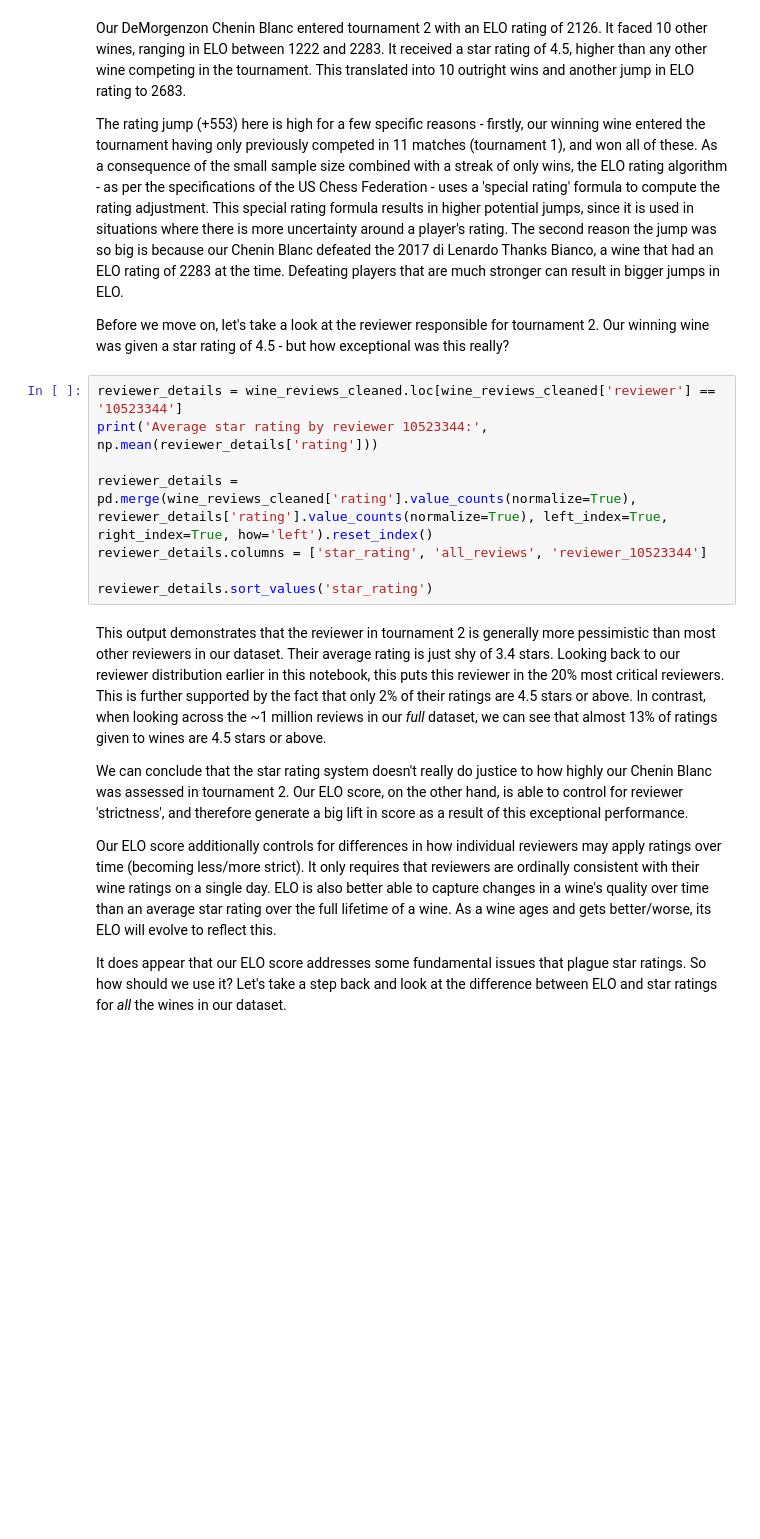
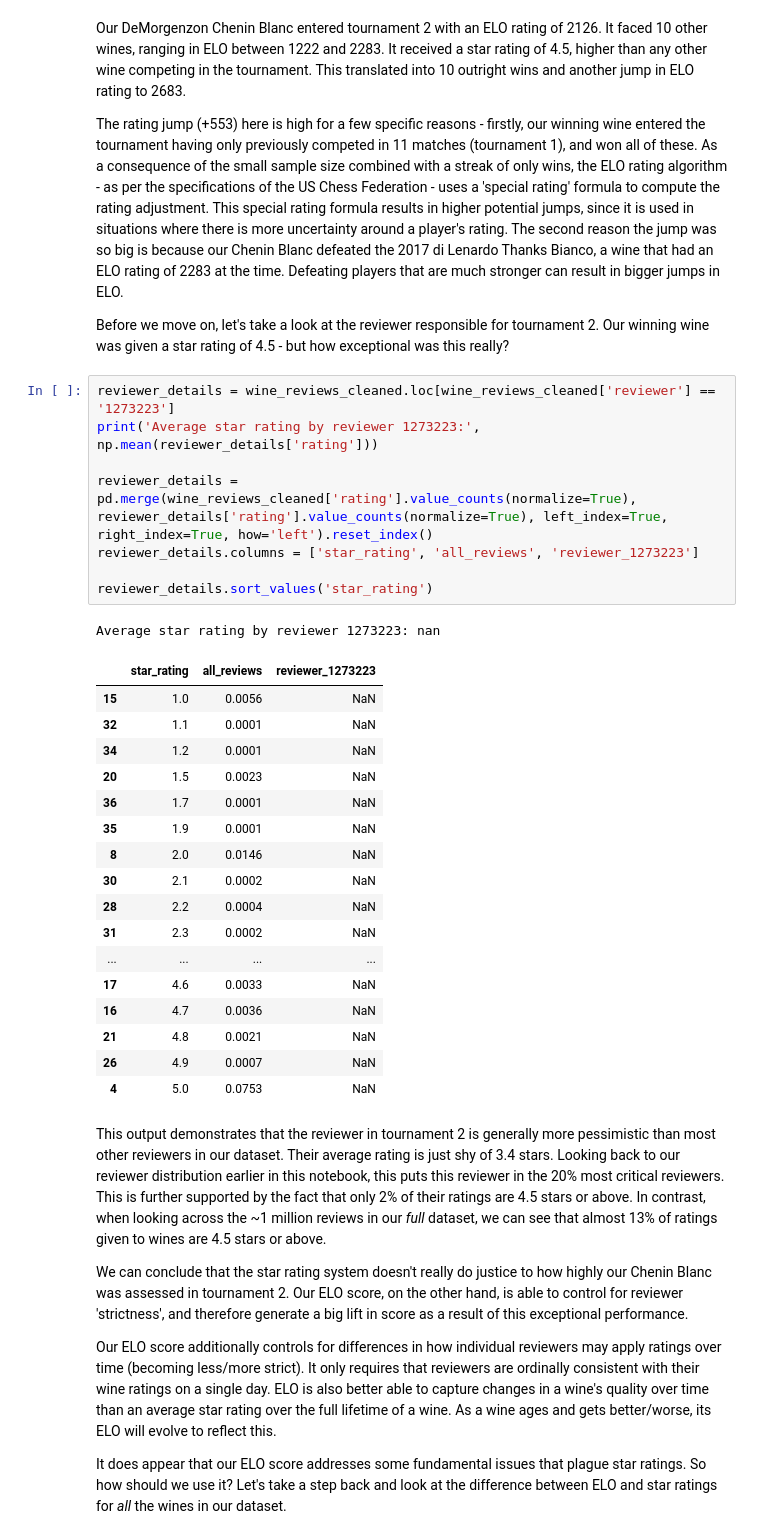
Before and after one commit to Sommsense/WineELO, a Jupyter notebook: wine_elo.ipynb, the cells around one changed output. Cells and saved outputs as stored; diff of their text form; blank space fills up the shorter version.

```diff
--- a/wine_elo.ipynb
+++ b/wine_elo.ipynb
@@ -299,13 +366,32 @@ The rating jump (+553) here is high for a few specific reasons - firstly, our wi
 
 Before we move on, let's take a look at the reviewer responsible for tournament 2. Our winning wine was given a star rating of 4.5 - but how exceptional was this really?
 # %%
-reviewer_details = wine_reviews_cleaned.loc[wine_reviews_cleaned['reviewer'] == '10523344']
-print('Average star rating by reviewer 10523344:', np.mean(reviewer_details['rating']))
+reviewer_details = wine_reviews_cleaned.loc[wine_reviews_cleaned['reviewer'] == '1273223']
+print('Average star rating by reviewer 1273223:', np.mean(reviewer_details['rating']))
 
 reviewer_details = pd.merge(wine_reviews_cleaned['rating'].value_counts(normalize=True), reviewer_details['rating'].value_counts(normalize=True), left_index=True, right_index=True, how='left').reset_index()
-reviewer_details.columns = ['star_rating', 'all_reviews', 'reviewer_10523344']
+reviewer_details.columns = ['star_rating', 'all_reviews', 'reviewer_1273223']
 
 reviewer_details.sort_values('star_rating')
+# %% [output]
+Average star rating by reviewer 1273223: nan
+|  | star_rating | all_reviews | reviewer_1273223 |
+| 15 | 1.0 | 0.0056 | NaN |
+| 32 | 1.1 | 0.0001 | NaN |
+| 34 | 1.2 | 0.0001 | NaN |
+| 20 | 1.5 | 0.0023 | NaN |
+| 36 | 1.7 | 0.0001 | NaN |
+| 35 | 1.9 | 0.0001 | NaN |
+| 8 | 2.0 | 0.0146 | NaN |
+| 30 | 2.1 | 0.0002 | NaN |
+| 28 | 2.2 | 0.0004 | NaN |
+| 31 | 2.3 | 0.0002 | NaN |
+| ... | ... | ... | ... |
+| 17 | 4.6 | 0.0033 | NaN |
+| 16 | 4.7 | 0.0036 | NaN |
+| 21 | 4.8 | 0.0021 | NaN |
+| 26 | 4.9 | 0.0007 | NaN |
+| 4 | 5.0 | 0.0753 | NaN |
 # %% [markdown]
 This output demonstrates that the reviewer in tournament 2 is generally more pessimistic than most other reviewers in our dataset. Their average rating is just shy of 3.4 stars. Looking back to our reviewer distribution earlier in this notebook, this puts this reviewer in the 20% most critical reviewers. This is further supported by the fact that only 2% of their ratings are 4.5 stars or above. In contrast, when looking across the ~1 million reviews in our *full* dataset, we can see that almost 13% of ratings given to wines are 4.5 stars or above.
 
```
Also changed, not shown: parts of 11 cells of this notebook, 7 other files.
